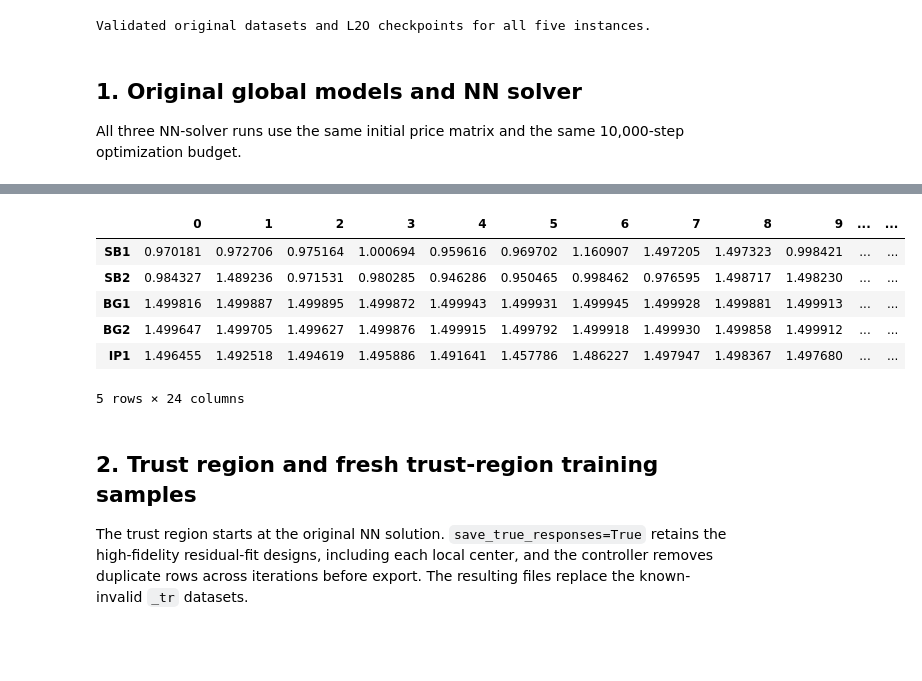
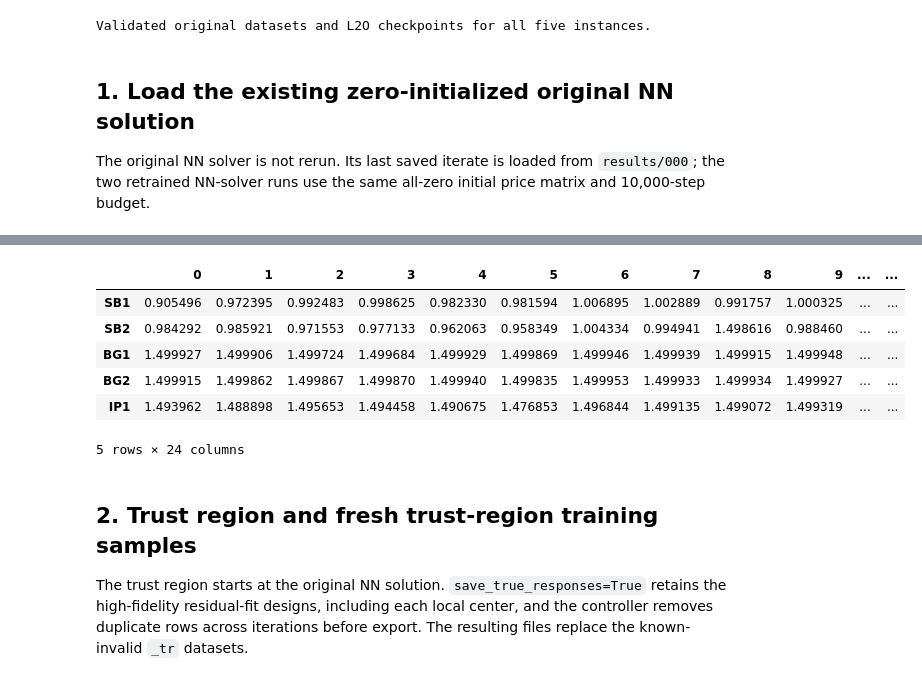
Before and after one commit to hkuedl/surrogate-assisted-stackelberg-game, a Jupyter notebook: retraining_NN_solver.ipynb, the cells around one changed output, grey strips where cells are left out. Drawn from its saved outputs; the diff is of its cells as text; code cells hidden in the pictures; blank space fills up the shorter version.

```diff
--- a/retraining_NN_solver.ipynb
+++ b/retraining_NN_solver.ipynb
@@ -37,6 +37,9 @@ PROJECT_ROOT = Path.cwd().resolve()
 DATA_DIR = PROJECT_ROOT / "data"
 MODEL_DIR = PROJECT_ROOT / "NNmodel"
 RESULTS_DIR = PROJECT_ROOT / "results"
+ORIGINAL_NN_HISTORY_PATH = (
+    RESULTS_DIR / "000" / "NN_solver_history_20260912-234954.csv"
+)
 
 if not (PROJECT_ROOT / "L2Otraining.py").is_file():
     raise RuntimeError("Run this notebook with the project root as the working directory.")
@@ -72,7 +75,7 @@ LOWER_NETS = [
     create_cigre_residential_network(),
     create_industrial_park_network(),
 ]
-X0 = np.full((len(SCENARIOS), T), 0.75, dtype=float)
+X0 = np.full((len(SCENARIOS), T), 0.0, dtype=float)
 
 follower_ids, scenario_types, follower_kwargs = resolve_follower_configuration(
     SCENARIOS
@@ -153,33 +156,46 @@ print("Validated original datasets and L2O checkpoints for all five instances.")
 # %% [output]
 Validated original datasets and L2O checkpoints for all five instances.
 # %% [markdown]
-## 1. Original global models and NN solver
+## 1. Load the existing zero-initialized original NN solution
 
-All three NN-solver runs use the same initial price matrix and the same 10,000-step optimization budget.
+The original NN solver is not rerun. Its last saved iterate is loaded from `results/000`; the two retrained NN-solver runs use the same all-zero initial price matrix and 10,000-step budget.
 # %%
-original_nn_config = NNSolverExperimentConfig(
-    upper_net=UPPER_NET,
-    lower_nets=LOWER_NETS,
-    mg_buses=MG_BUSES,
-    scenarios=SCENARIOS,
-    T=T,
-    seed=SEED,
-    device="cpu",
-    x0=X0,
-    steps=NN_STEPS,
-    lr=NN_LEARNING_RATE,
-    save_every=NN_SAVE_EVERY,
-    history_path=str(RESULTS_DIR / "NN_solver_original_ablation_history.csv"),
-    evaluate_true=True,
-    save_results=True,
+if not ORIGINAL_NN_HISTORY_PATH.is_file():
+    raise FileNotFoundError(ORIGINAL_NN_HISTORY_PATH)
+
+original_nn_history = pd.read_csv(ORIGINAL_NN_HISTORY_PATH)
+if original_nn_history.empty:
+    raise ValueError(f"Warm-start history is empty: {ORIGINAL_NN_HISTORY_PATH}")
+
+price_columns = [f"pi_{index}" for index in range(len(SCENARIOS) * T)]
+missing_columns = [
+    column for column in ["iteration", "true_loss", *price_columns]
+    if column not in original_nn_history.columns
+]
+if missing_columns:
+    raise ValueError(f"Warm-start history is missing columns: {missing_columns}")
+
+original_nn_last = original_nn_history.sort_values("iteration").iloc[-1]
+original_nn_prices = original_nn_last[price_columns].to_numpy(dtype=float).reshape(
+    len(SCENARIOS), T
 )
-original_nn_result = run_nn_solver_experiment(original_nn_config)
-original_nn_prices = np.asarray(
-    original_nn_result["optimal pi"], dtype=float
-).reshape(len(SCENARIOS), T)
+if not np.isfinite(original_nn_prices).all():
+    raise ValueError("Warm-start prices contain non-finite values.")
+if np.any(original_nn_prices < 0.0) or np.any(original_nn_prices > 1.5):
+    raise ValueError("Warm-start prices must lie in [0, 1.5].")
+original_true_objective = float(original_nn_last["true_loss"])
+if not np.isfinite(original_true_objective):
+    raise ValueError("Warm-start true objective is not finite.")
 
-print("Original NN history:", original_nn_result["history_path"])
+original_nn_result = {
+    "optimal pi": original_nn_prices,
+    "true_obj": original_true_objective,
+    "runtime_seconds": np.nan,
+    "history_path": str(ORIGINAL_NN_HISTORY_PATH),
+}
+
+print("Loaded original NN warm start:", original_nn_result["history_path"])
+print("Saved iteration:", int(original_nn_last["iteration"]))
 print("Original NN true objective:", original_nn_result["true_obj"])
-print("Original NN runtime (s):", original_nn_result["runtime_seconds"])
 display(pd.DataFrame(original_nn_prices, index=SCENARIOS))
 # %% [output]
@@ -203,9 +205,9 @@ Original NN runtime (s): 2223.7914650440216
 |  | 0 | 1 | 2 | 3 | 4 | 5 | 6 | 7 | 8 | 9 | ... | ... |
-| SB1 | 0.970181 | 0.972706 | 0.975164 | 1.000694 | 0.959616 | 0.969702 | 1.160907 | 1.497205 | 1.497323 | 0.998421 | ... | ... |
-| SB2 | 0.984327 | 1.489236 | 0.971531 | 0.980285 | 0.946286 | 0.950465 | 0.998462 | 0.976595 | 1.498717 | 1.498230 | ... | ... |
-| BG1 | 1.499816 | 1.499887 | 1.499895 | 1.499872 | 1.499943 | 1.499931 | 1.499945 | 1.499928 | 1.499881 | 1.499913 | ... | ... |
-| BG2 | 1.499647 | 1.499705 | 1.499627 | 1.499876 | 1.499915 | 1.499792 | 1.499918 | 1.499930 | 1.499858 | 1.499912 | ... | ... |
-| IP1 | 1.496455 | 1.492518 | 1.494619 | 1.495886 | 1.491641 | 1.457786 | 1.486227 | 1.497947 | 1.498367 | 1.497680 | ... | ... |
+| SB1 | 0.905496 | 0.972395 | 0.992483 | 0.998625 | 0.982330 | 0.981594 | 1.006895 | 1.002889 | 0.991757 | 1.000325 | ... | ... |
+| SB2 | 0.984292 | 0.985921 | 0.971553 | 0.977133 | 0.962063 | 0.958349 | 1.004334 | 0.994941 | 1.498616 | 0.988460 | ... | ... |
+| BG1 | 1.499927 | 1.499906 | 1.499724 | 1.499684 | 1.499929 | 1.499869 | 1.499946 | 1.499939 | 1.499915 | 1.499948 | ... | ... |
+| BG2 | 1.499915 | 1.499862 | 1.499867 | 1.499870 | 1.499940 | 1.499835 | 1.499953 | 1.499933 | 1.499934 | 1.499927 | ... | ... |
+| IP1 | 1.493962 | 1.488898 | 1.495653 | 1.494458 | 1.490675 | 1.476853 | 1.496844 | 1.499135 | 1.499072 | 1.499319 | ... | ... |
 5 rows × 24 columns
 # %% [markdown]
 ## 2. Trust region and fresh trust-region training samples
```
Also changed, not shown: parts of 10 cells of this notebook, 16 other files.
